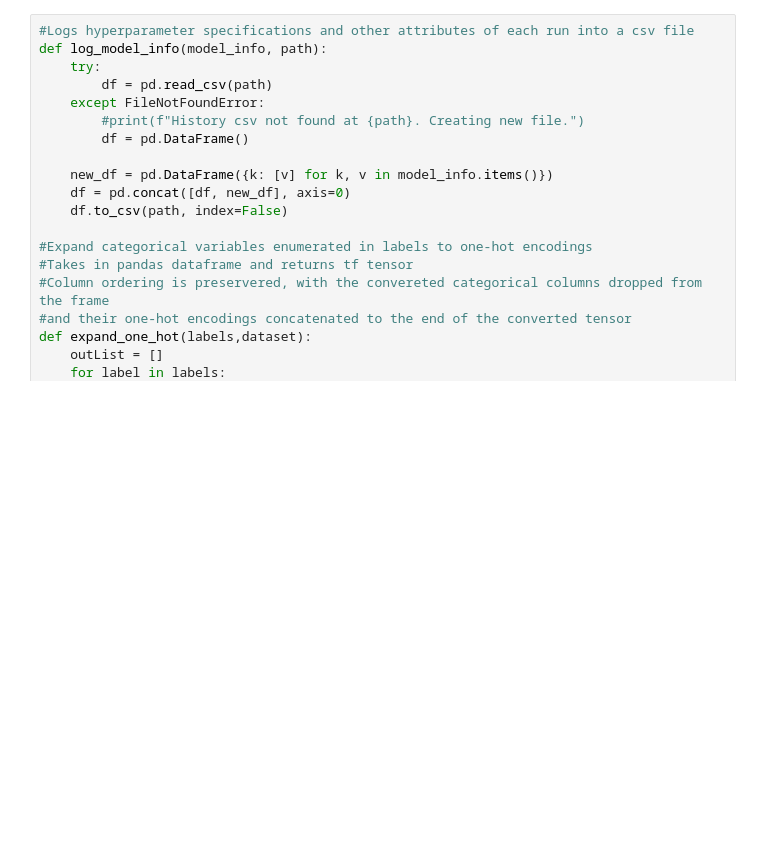
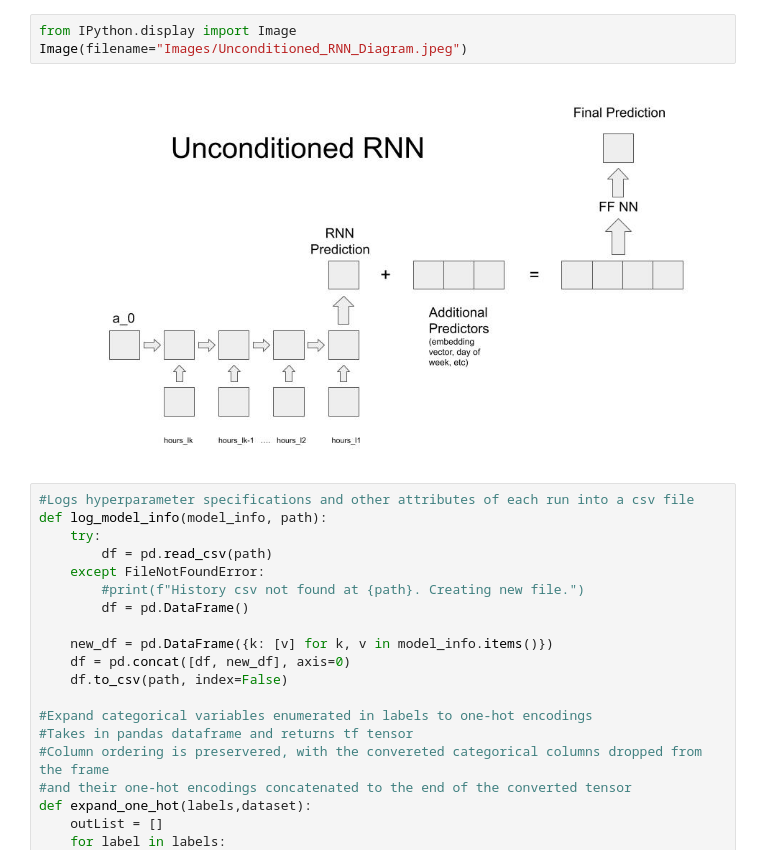
Before and after one commit to aditsharma-projects/RNN-shifts, a Jupyter notebook: notebooks/RNN_Tune.ipynb, the cells around one changed output. Cells and saved outputs as stored; diff of their text form; blank space fills up the shorter version.

```diff
--- a/notebooks/RNN_Tune.ipynb
+++ b/notebooks/RNN_Tune.ipynb
@@ -17,3 +14,8 @@ The architecture used in this notebook combines an RNN with a feed forward neura
+# %%
+from IPython.display import Image
+Image(filename="Images/Unconditioned_RNN_Diagram.jpeg")
+# %% [output]
+[figure, added]
 # %%
 #Logs hyperparameter specifications and other attributes of each run into a csv file
 def log_model_info(model_info, path):
```
Also changed, not shown: parts of 1 cell of this notebook.
